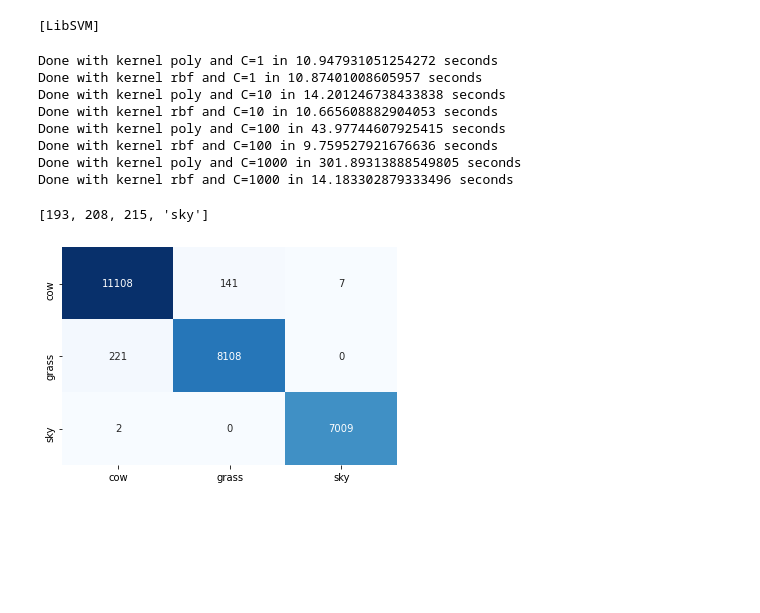
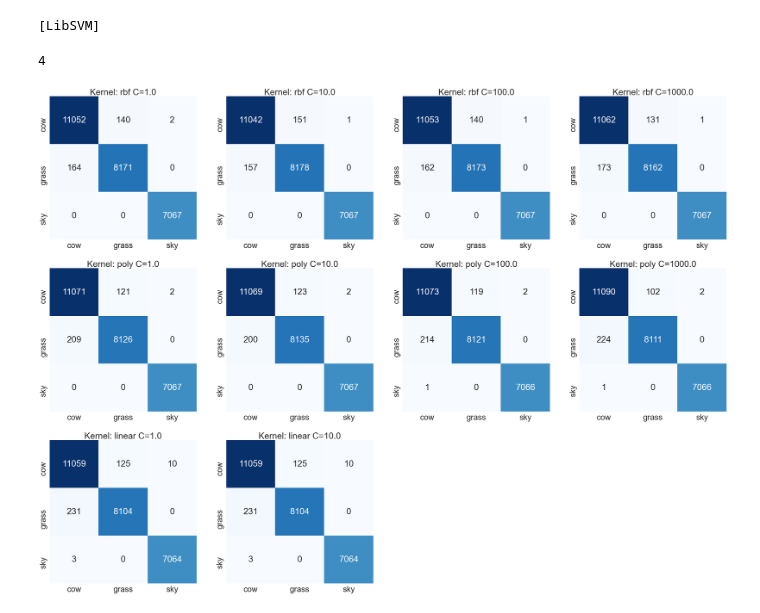
Before and after one commit to FelipeGorostiaga/MachineLearning, a Jupyter notebook: src/tp3/tp3_2.ipynb, the cells around one changed output. Drawn from its saved outputs; the diff is of its cells as text; code cells hidden in the pictures; blank space fills up the shorter version.

```diff
--- a/src/tp3/tp3_2.ipynb
+++ b/src/tp3/tp3_2.ipynb
@@ -54,53 +54,76 @@ X, y, clf = get_svm(train, verbose=True)
 import time
 
 kernels = ['rbf', 'poly', 'linear', 'sigmoid']
+missing_kernels = ['sigmoid']
 c_values = [1.0, 10.0, 100.0, 1000.0]
 
 img_dict = {'cow': 1, 'grass': 2, 'sky': 3}
 
-kernel_results = {kernel: {} for kernel in kernels}
+old_kernel_results = kernel_results
+print(len(old_kernel_results['rbf'].values()))
+#kernel_results = {kernel: {} for kernel in kernels}
 
-for c_value in c_values:
-    for kernel in kernels:
-        start = time.time()
-        X, y, clf = get_svm(train, kernel=kernel, C=c_value)
-        kernel_results[kernel][c_value] = (X, y, clf)
-        end = time.time()
-        print(f'Done with kernel {kernel} and C={int(c_value)} in {end - start} seconds')
+#for kernel in kernels:
+ #   for c_value in c_values:
+  #      start = time.time()
+   #     X_kernel, y_kernel, clf_kernel = get_svm(train, kernel=kernel, C=c_value)
+    #    kernel_results[kernel][c_value] = (X_kernel, y_kernel, clf_kernel)
+     #   end = time.time()
+      #  print(f'Done with kernel {kernel} and C={int(c_value)} in {end - start} seconds')
 # %% [output]
-Done with kernel poly and C=1 in 10.947931051254272 seconds
-Done with kernel rbf and C=1 in 10.87401008605957 seconds
-Done with kernel poly and C=10 in 14.201246738433838 seconds
-Done with kernel rbf and C=10 in 10.665608882904053 seconds
-Done with kernel poly and C=100 in 43.97744607925415 seconds
-Done with kernel rbf and C=100 in 9.759527921676636 seconds
-Done with kernel poly and C=1000 in 301.89313888549805 seconds
-Done with kernel rbf and C=1000 in 14.183302879333496 seconds
+4
 # %%
 # Get class value from test dataset
 y_test = list(map(lambda y: y[3], test))
 
 
 # Get predicted class value from test dataset
-y_pred = list(map(lambda pixel: clf.predict([[pixel[0], pixel[1], pixel[2]]]), test))
+def eval_pred(clf):
+    y_pred = list(map(lambda pixel: clf.predict([[pixel[0], pixel[1], pixel[2]]]), test))
+    return y_pred
+
+#conf_mat_dict = {kernel: {} for kernel in kernels}
+#for kernel in kernels:
+#    for c_value in c_values:
+#        conf_mat_dict[kernel][c_value] = eval_pred(kernel_results[kernel][c_value][2])
+
+#old_evals = conf_mat_dict
-# %% [output]
-[193, 208, 215, 'sky']
 # %%
 import seaborn as sns
 
+sns.set(font_scale=3)
+
 # Plot confusion matrix for classifier
 
-conf_matrix = confusion_matrix(y_test, y_pred)
-count_values = list(map(lambda x: sum(x), conf_matrix))
+conf_mat_fig = plt.figure(figsize=(50,50))
 
-unique, counts = np.unique(np.array(y_test), return_counts=True)
-count_labels = dict(zip(counts, unique))
+def plot_confusion_matrix(y_pred, ax=None):
+    conf_matrix = confusion_matrix(y_test, y_pred)
+    count_values = list(map(lambda x: sum(x), conf_matrix))
 
-labels = []
-for value in count_values:
-    labels.append(count_labels[value])
+    unique, counts = np.unique(np.array(y_test), return_counts=True)
+    count_labels = dict(zip(counts, unique))
 
-matrix = sns.heatmap(conf_matrix, annot=True, cmap='Blues', fmt='g', xticklabels=labels, yticklabels=labels, cbar=False)
+    labels = []
+    for value in count_values:
+        labels.append(count_labels[value])
+
+    if ax is None:
+        matrix = sns.heatmap(conf_matrix, annot=True, cmap='Blues', fmt='g', xticklabels=labels, yticklabels=labels, cbar=False)
+    else:
+        matrix = sns.heatmap(conf_matrix, ax=ax, annot=True, cmap='Blues', fmt='g', xticklabels=labels, yticklabels=labels, cbar=False)
+
+i = 4
+j = 4
+k = 1
+for kernel in kernels:
+    for c_value in c_values:
+        if c_value not in conf_mat_dict[kernel]:
+            continue
+        mat_ax = conf_mat_fig.add_subplot(i, j, k)
+        mat_ax.set_title(f'Kernel: {kernel} C={c_value}')
+        mat = plot_confusion_matrix(conf_mat_dict[kernel][c_value], ax=mat_ax)
+        k += 1
 # %% [output]
-[figure, old version]
+[figure, new version]
 # %%
```
Also changed, not shown: parts of 5 cells of this notebook, 3 other files.
